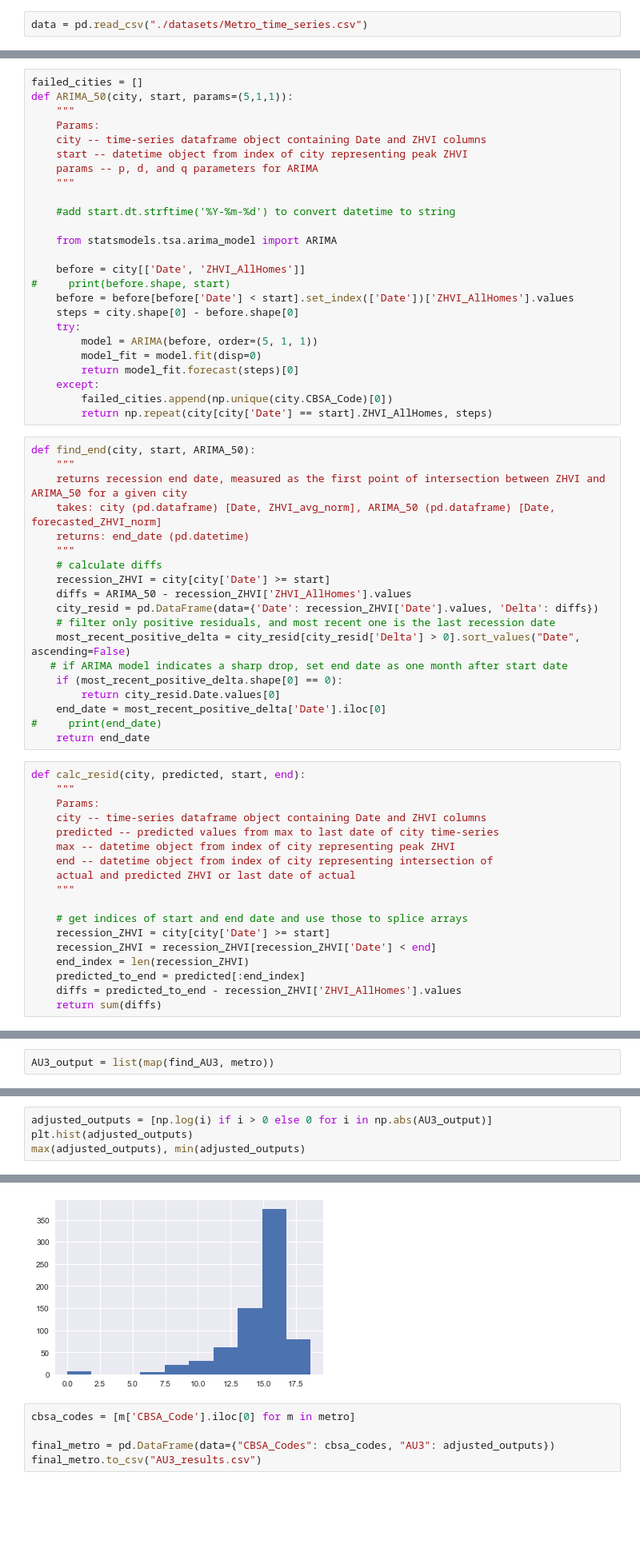
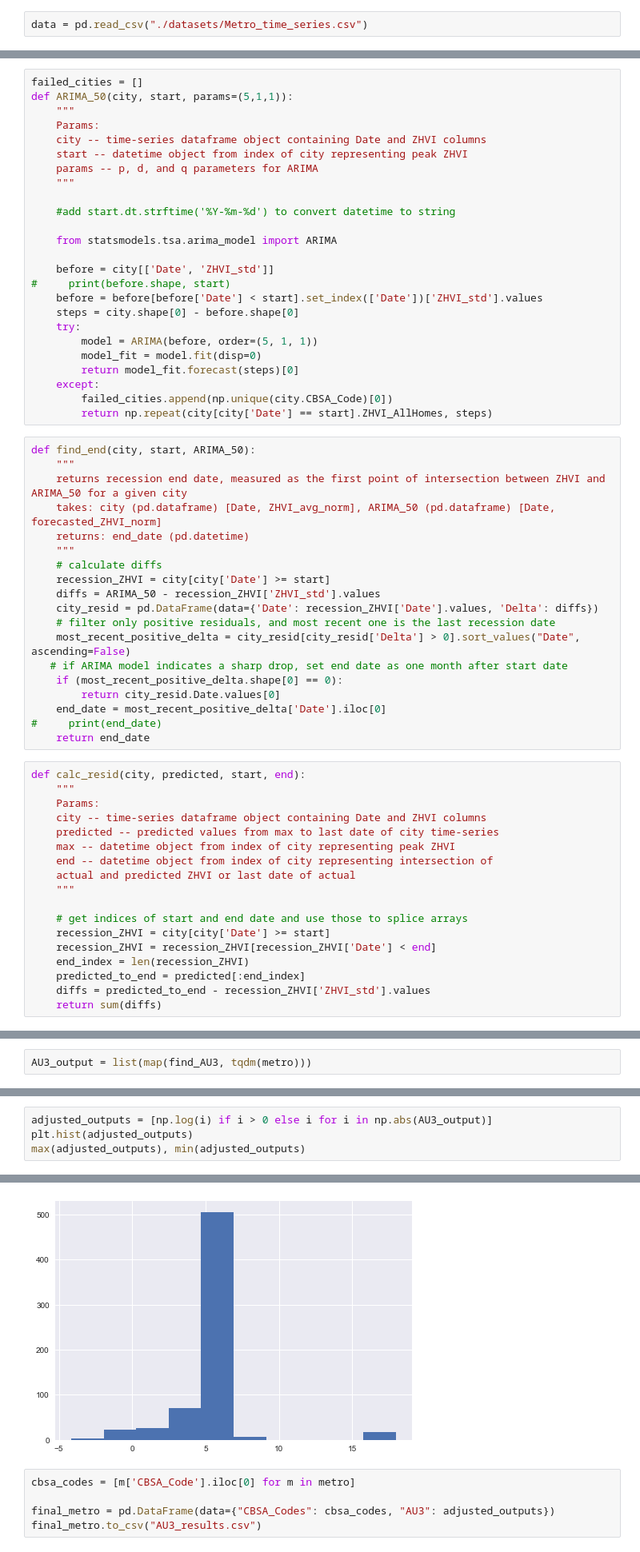
Before and after one commit to agupta01/ds3-zillow, a Jupyter notebook: recessioneffect_2.ipynb, the cells around one changed output, grey strips where cells are left out. Shown at 80% size. Drawn from its saved outputs; the diff is of its cells as text; blank space fills up the shorter version.

```diff
--- a/recessioneffect_2.ipynb
+++ b/recessioneffect_2.ipynb
@@ -141,9 +180,9 @@ def ARIMA_50(city, start, params=(5,1,1)):
 
     from statsmodels.tsa.arima_model import ARIMA
 
-    before = city[['Date', 'ZHVI_AllHomes']]
+    before = city[['Date', 'ZHVI_std']]
 #     print(before.shape, start)
-    before = before[before['Date'] < start].set_index(['Date'])['ZHVI_AllHomes'].values
+    before = before[before['Date'] < start].set_index(['Date'])['ZHVI_std'].values
     steps = city.shape[0] - before.shape[0]
     try:
         model = ARIMA(before, order=(5, 1, 1))
@@ -161,7 +200,7 @@ def find_end(city, start, ARIMA_50):
     """
     # calculate diffs
     recession_ZHVI = city[city['Date'] >= start]
-    diffs = ARIMA_50 - recession_ZHVI['ZHVI_AllHomes'].values
+    diffs = ARIMA_50 - recession_ZHVI['ZHVI_std'].values
     city_resid = pd.DataFrame(data={'Date': recession_ZHVI['Date'].values, 'Delta': diffs})
     # filter only positive residuals, and most recent one is the last recession date
     most_recent_positive_delta = city_resid[city_resid['Delta'] > 0].sort_values("Date", ascending=False)
@@ -187,7 +226,7 @@ def calc_resid(city, predicted, start, end):
     recession_ZHVI = recession_ZHVI[recession_ZHVI['Date'] < end]
     end_index = len(recession_ZHVI)
     predicted_to_end = predicted[:end_index]
-    diffs = predicted_to_end - recession_ZHVI['ZHVI_AllHomes'].values
+    diffs = predicted_to_end - recession_ZHVI['ZHVI_std'].values
     return sum(diffs)
 # %%
 def find_AU3(metro):
@@ -202,7 +241,7 @@ def find_AU3(metro):
 #     print("End Date: ", end)
     return calc_resid(metro, arima, start, end)
 # %%
-AU3_output = list(map(find_AU3, metro))
+AU3_output = list(map(find_AU3, tqdm(metro)))
 # %%
 failed_cities
 # %% [output]
@@ -225,6 +265,6 @@ failed_cities
  '48460']
 # %%
-adjusted_outputs = [np.log(i) if i > 0 else 0 for i in np.abs(AU3_output)]
+adjusted_outputs = [np.log(i) if i > 0 else i for i in np.abs(AU3_output)]
 plt.hist(adjusted_outputs)
 max(adjusted_outputs), min(adjusted_outputs)
 # %% [output]
@@ -232,4 +272,4 @@ max(adjusted_outputs), min(adjusted_outputs)
-[figure, old version]
+[figure, new version]
 # %%
 cbsa_codes = [m['CBSA_Code'].iloc[0] for m in metro]
 
```
Also changed, not shown: parts of 13 cells of this notebook, 3 other files.
